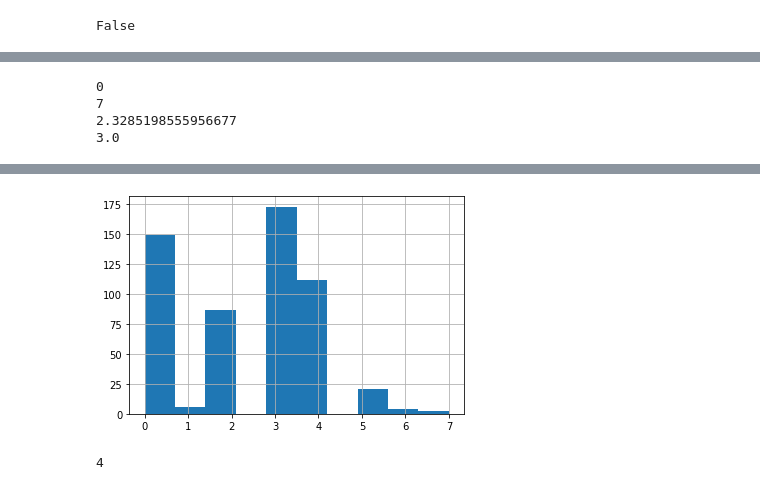
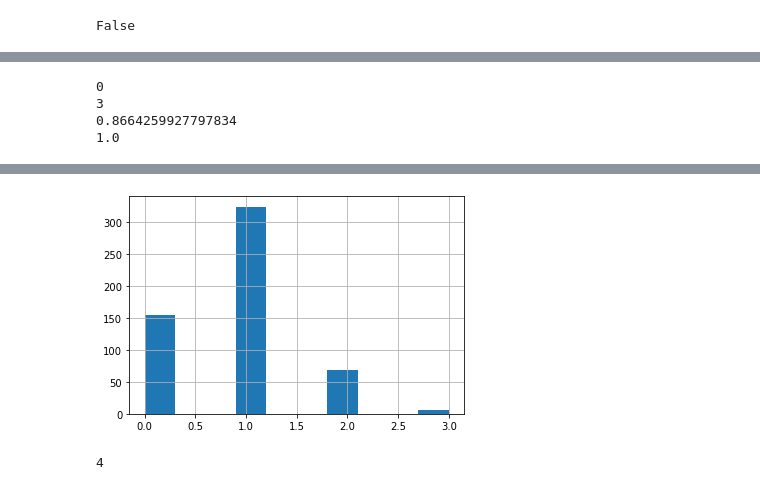
Before and after one commit to Dybton/T5, a Jupyter notebook: dataset-exploration.ipynb, the cells around one changed output, grey strips where cells are left out. Saved outputs shown, nothing was run; the diff lists cells and outputs as text; code cells hidden in the pictures.

Commit message:
have redone the args number function

```diff
--- a/dataset-exploration.ipynb
+++ b/dataset-exploration.ipynb
@@ -206,19 +234,6 @@ Nesting level 6 2
 # %%
-import re
-import pandas as pd
-
-# Define the regular expression to match argument names in a GraphQL query
-arg_regex = r'\b(\w+)\s*:[^{]+'
-
-# Define a function to count the number of arguments in a query
-def count_query_arguments(query):
-    match_iter = re.finditer(arg_regex, query)
-    arg_names = set(match.group(1) for match in match_iter)
-    num_args = len(arg_names)
-    return num_args
-
 # dev = pd.read_json('dataset/dev.json')
-dev['num_args'] = dev['query'].apply(count_query_arguments)
+dev['num_args'] = dev['query'].apply(count_graphql_arguments)
 
 dev['num_args'].hist()
 
@@ -228,11 +243,10 @@ print(dev['num_args'].max())
 print(dev['num_args'].mean())
 print(dev['num_args'].median())
 
-
 dev.head()
 # %% [output]
 0
-7
-2.3285198555956677
-3.0
+3
+0.8664259927797834
+1.0
 |  | query | schemaId | question | question_length | question_length_bucket | nesting_level | num_args |
@@ -241,7 +255,7 @@ dev.head()
 | 2 | query { battle { name date } } | battle_death | List the name, date and result of... | 46 | Short | 2 | 0 |
 | 3 | query { death_aggregate { aggrega... | battle_death | What is maximum and minimum death... | 56 | Medium | 4 | 0 |
 | 4 | query { death_aggregate { aggrega... | battle_death | What is the average number of inj... | 56 | Medium | 4 | 0 |
-[figure, old version]
+[figure, new version]
 # %%
 # x = 'query { user(id: 123) { name email } }'
 
```
Also changed, not shown: parts of 8 cells of this notebook.
